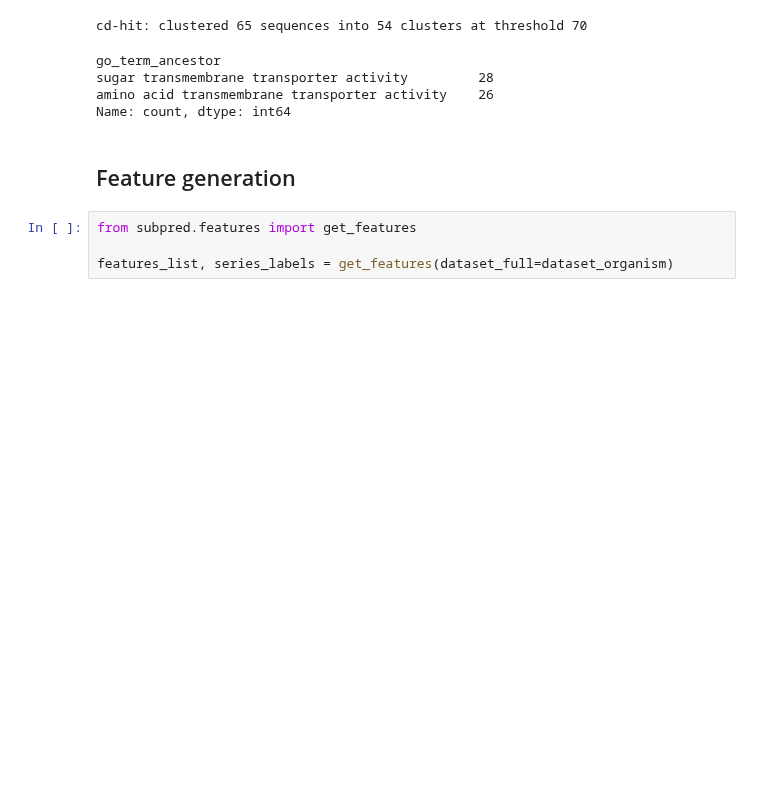
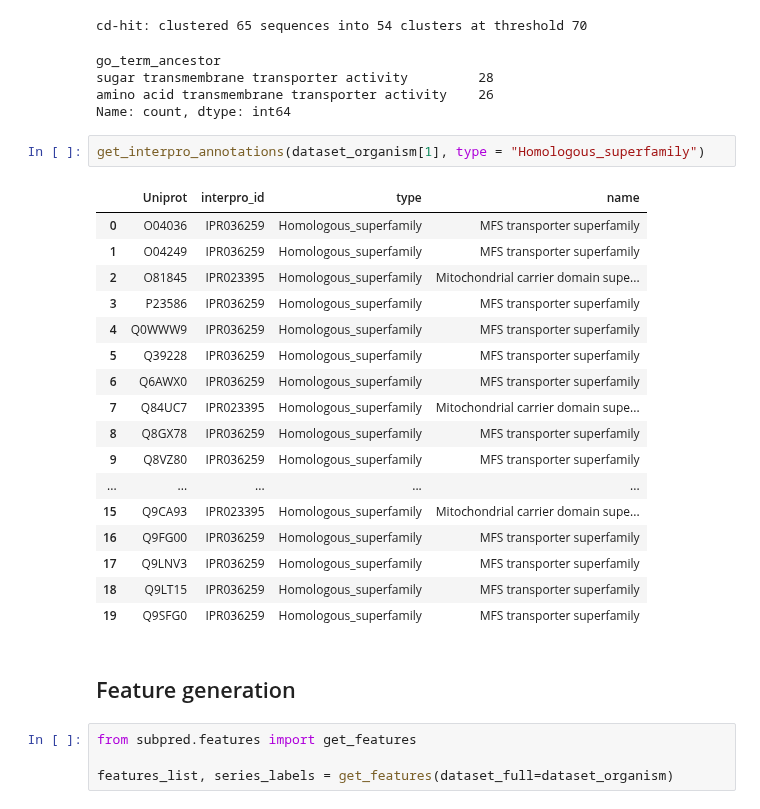
Before and after one commit to adenger/subpred_dl, a Jupyter notebook: notebooks/svm_athaliana_sugaramino.ipynb, the cells around one changed output. Cells and saved outputs as stored; diff of their text form; blank space fills up the shorter version.

```diff
--- a/notebooks/svm_athaliana_sugaramino.ipynb
+++ b/notebooks/svm_athaliana_sugaramino.ipynb
@@ -116,6 +116,26 @@ go_term_ancestor
 sugar transmembrane transporter activity         28
 amino acid transmembrane transporter activity    26
 Name: count, dtype: int64
+# %%
+get_interpro_annotations(dataset_organism[1], type = "Homologous_superfamily")
+# %% [output]
+|  | Uniprot | interpro_id | type | name |
+| 0 | O04036 | IPR036259 | Homologous_superfamily | MFS transporter superfamily |
+| 1 | O04249 | IPR036259 | Homologous_superfamily | MFS transporter superfamily |
+| 2 | O81845 | IPR023395 | Homologous_superfamily | Mitochondrial carrier domain supe... |
+| 3 | P23586 | IPR036259 | Homologous_superfamily | MFS transporter superfamily |
+| 4 | Q0WWW9 | IPR036259 | Homologous_superfamily | MFS transporter superfamily |
+| 5 | Q39228 | IPR036259 | Homologous_superfamily | MFS transporter superfamily |
+| 6 | Q6AWX0 | IPR036259 | Homologous_superfamily | MFS transporter superfamily |
+| 7 | Q84UC7 | IPR023395 | Homologous_superfamily | Mitochondrial carrier domain supe... |
+| 8 | Q8GX78 | IPR036259 | Homologous_superfamily | MFS transporter superfamily |
+| 9 | Q8VZ80 | IPR036259 | Homologous_superfamily | MFS transporter superfamily |
+| ... | ... | ... | ... | ... |
+| 15 | Q9CA93 | IPR023395 | Homologous_superfamily | Mitochondrial carrier domain supe... |
+| 16 | Q9FG00 | IPR036259 | Homologous_superfamily | MFS transporter superfamily |
+| 17 | Q9LNV3 | IPR036259 | Homologous_superfamily | MFS transporter superfamily |
+| 18 | Q9LT15 | IPR036259 | Homologous_superfamily | MFS transporter superfamily |
+| 19 | Q9SFG0 | IPR036259 | Homologous_superfamily | MFS transporter superfamily |
 # %% [markdown]
 ## Feature generation
 # %%
```
Also changed, not shown: parts of 1 cell of this notebook, 5 other files.
